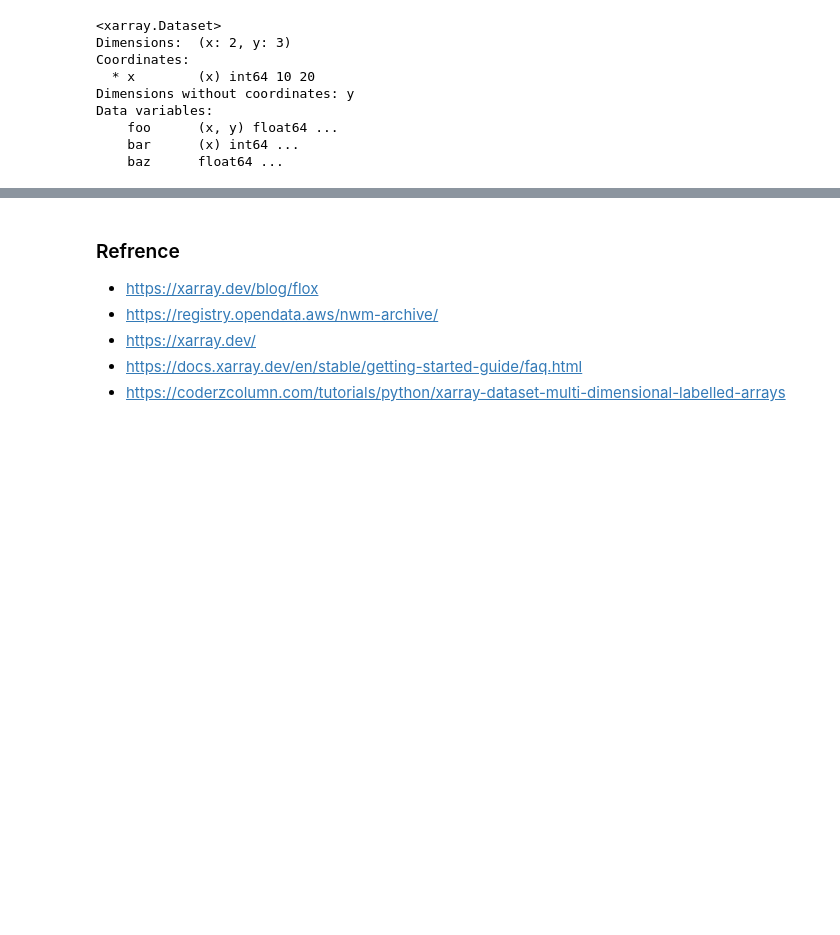
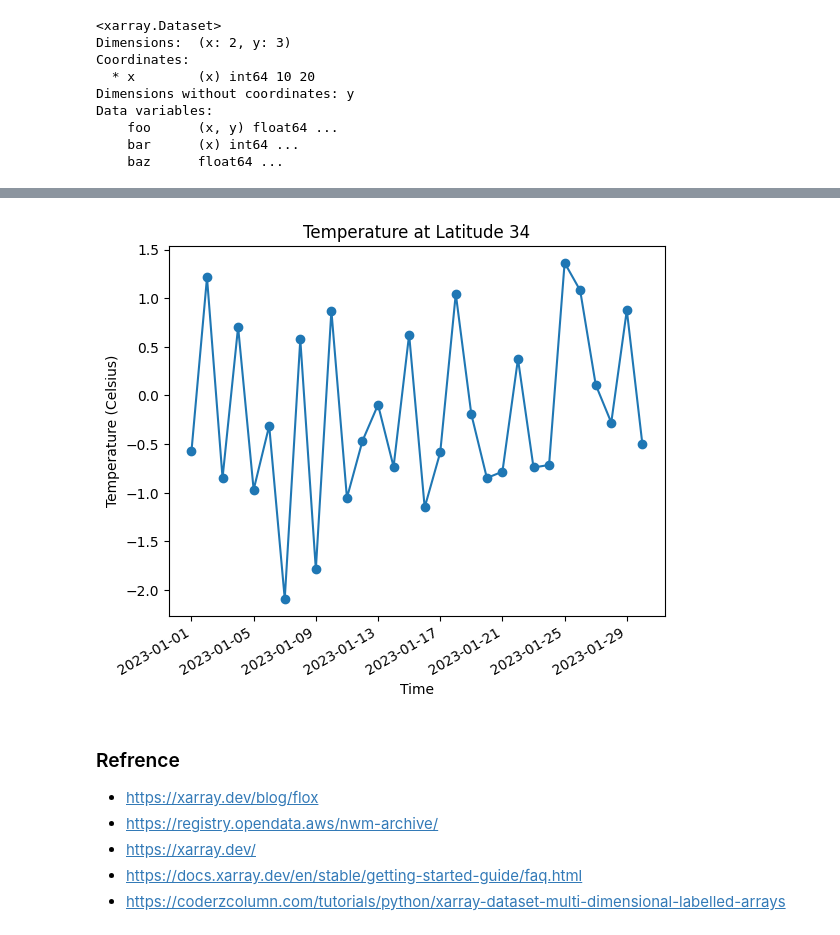
Before and after one commit to arunp77/Data-analysis-projects, a Jupyter notebook: xarray-basics.ipynb, the cells around one changed output, grey strips where cells are left out. Cells and saved outputs as stored; diff of their text form; code cells hidden in the pictures; blank space fills up the shorter version.

Commit message:
xarray fundamentals

```diff
--- a/NOAA National Water Model.ipynb
+++ b/xarray-basics.ipynb
@@ -234,0 +247,25 @@ Data variables:
+# %%
+import numpy as np
+import xarray as xr
+import pandas as pd
+
+# Create a time array ( the 'time' variable will contain a pandas datetime index starting from "2023-01-01" with daily intervals for 30 periods, starting from 2023/01/01 to 2023/01/30)
+time = pd.date_range("2023-01-01", periods=30, freq="D")
+
+# Create a latitude array
+latitude = np.arange(30, 40, 1)
+
+# Create random temperature values
+temperature_data = np.random.randn(len(time), len(latitude))
+
+# Create a DataArray with coordinates
+temperature = xr.DataArray(
+    temperature_data,
+    dims=("time", "latitude"),
+    coords={"time": time, "latitude": latitude},
+    name="temperature",
+    attrs={"units": "Celsius"},
+)
+
+# Print the created DataArray
+print(temperature)
@@ -235,3 +290,20 @@ Data variables:
+# %%
+import matplotlib.pyplot as plt
+
+# Choose a latitude for plotting
+selected_latitude = 34
+
+# Select the temperature values for the chosen latitude
+temperature_at_latitude = temperature.sel(latitude=selected_latitude)
+
+# Plotting
+temperature_at_latitude.plot.line(x='time', marker='o')
+plt.title(f'Temperature at Latitude {selected_latitude}')
+plt.xlabel('Time')
+plt.ylabel('Temperature (Celsius)')
+plt.show()
+# %% [output]
+[figure, added]
 # %% [markdown]
 ### Refrence
 
```
Also changed, not shown: parts of 8 cells of this notebook.
